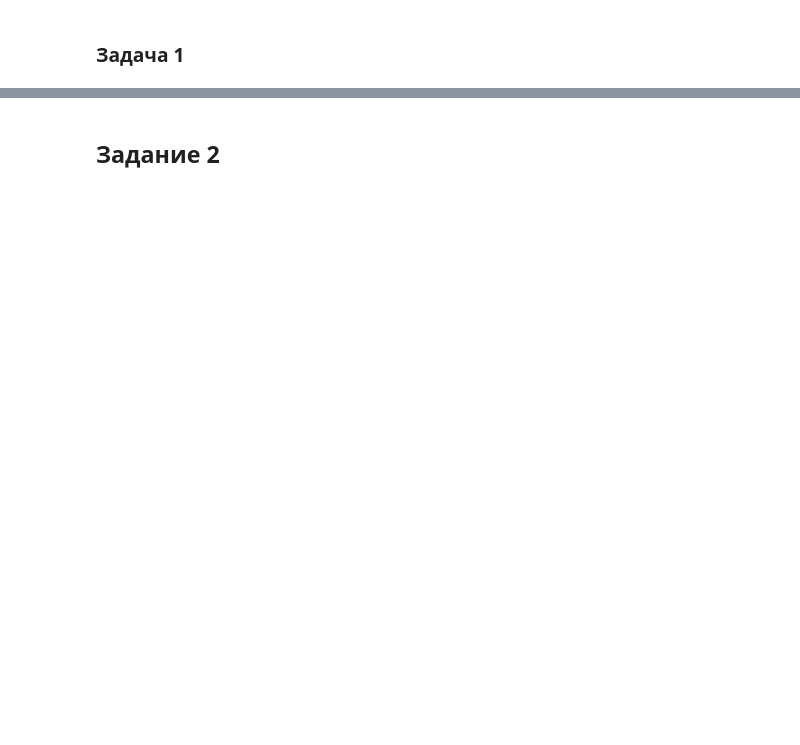
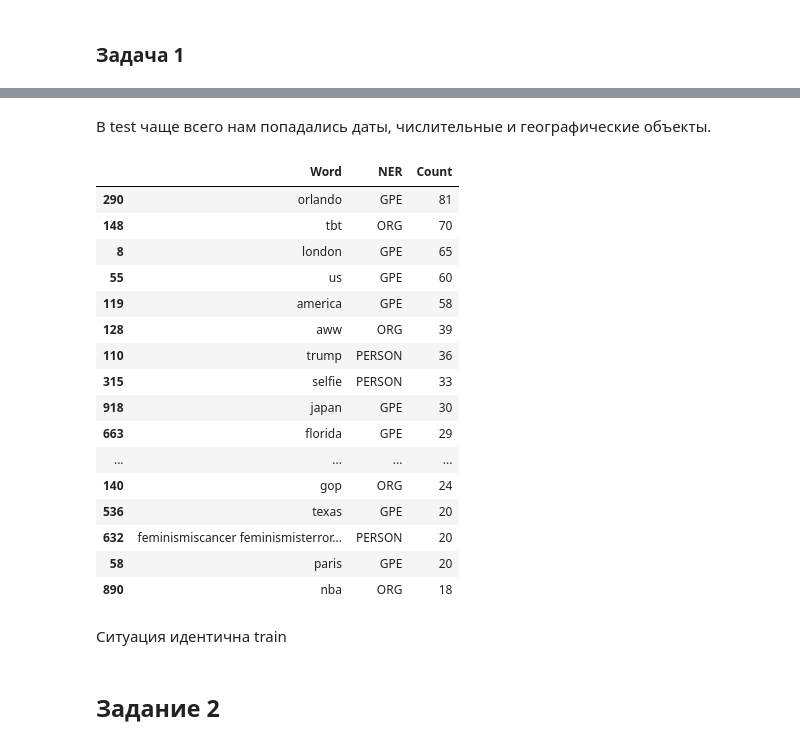
Before and after one commit to leor/nlp, a Jupyter notebook: l3/hw_lesson3.ipynb, the cells around one changed output, grey strips where cells are left out. Cells and saved outputs as stored; diff of their text form; code cells hidden in the pictures; blank space fills up the shorter version.

```diff
--- a/l3/hw_lesson3.ipynb
+++ b/l3/hw_lesson3.ipynb
@@ -80,3 +143,27 @@ cnt.most_common(50)
+# %% [markdown]
+В test чаще всего нам попадались даты, числительные и географические объекты.
+# %%
+test_ners[test_ners['NER'].isin(['GPE', 'ORG', 'PERSON'])].sort_values('Count', ascending=False).head(20)
+# %% [output]
+|  | Word | NER | Count |
+| 290 | orlando | GPE | 81 |
+| 148 | tbt | ORG | 70 |
+| 8 | london | GPE | 65 |
+| 55 | us | GPE | 60 |
+| 119 | america | GPE | 58 |
+| 128 | aww | ORG | 39 |
+| 110 | trump | PERSON | 36 |
+| 315 | selfie | PERSON | 33 |
+| 918 | japan | GPE | 30 |
+| 663 | florida | GPE | 29 |
+| ... | ... | ... | ... |
+| 140 | gop | ORG | 24 |
+| 536 | texas | GPE | 20 |
+| 632 | feminismiscancer feminismisterror... | PERSON | 20 |
+| 58 | paris | GPE | 20 |
+| 890 | nba | ORG | 18 |
+# %% [markdown]
+Ситуация идентична train
 # %% [markdown]
 ## Задание 2
 # %%
```
Also changed, not shown: parts of 32 cells of this notebook, 3 other files.
